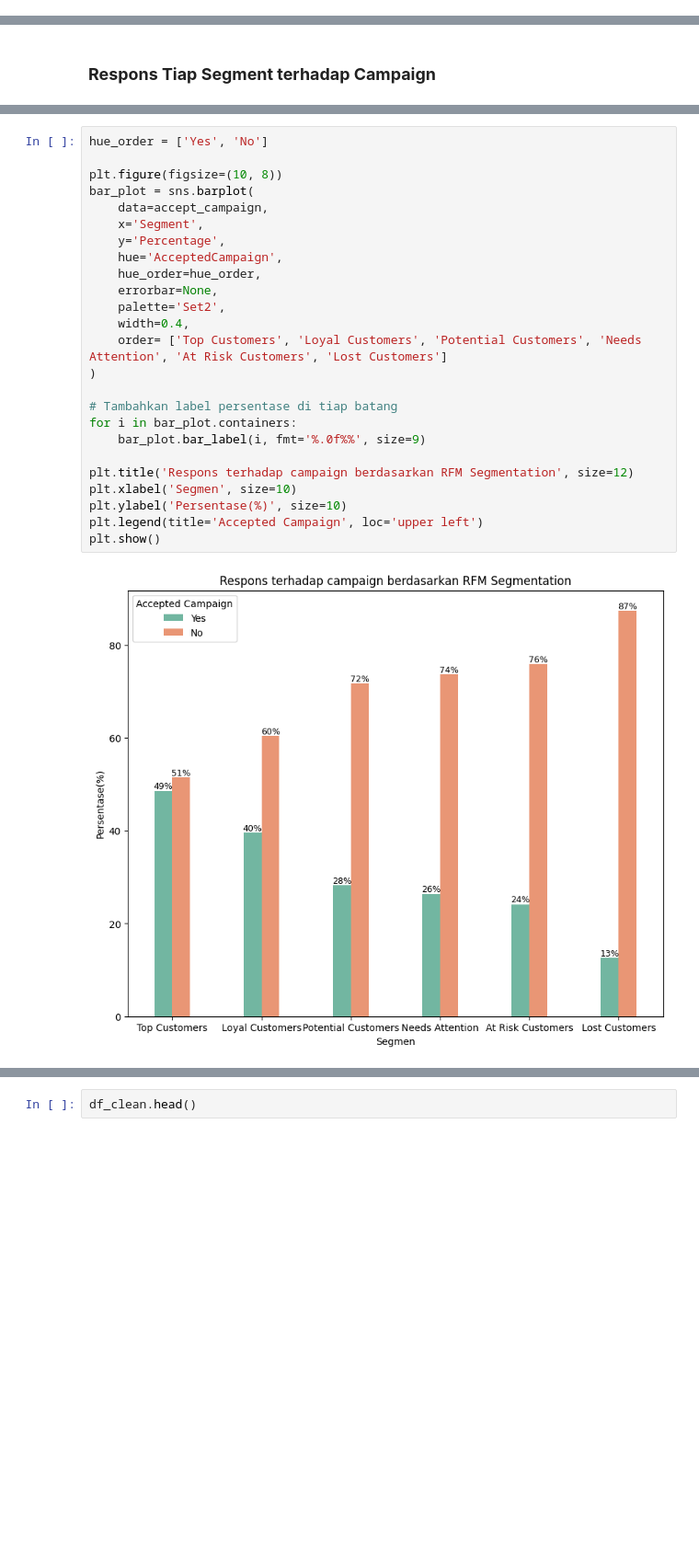
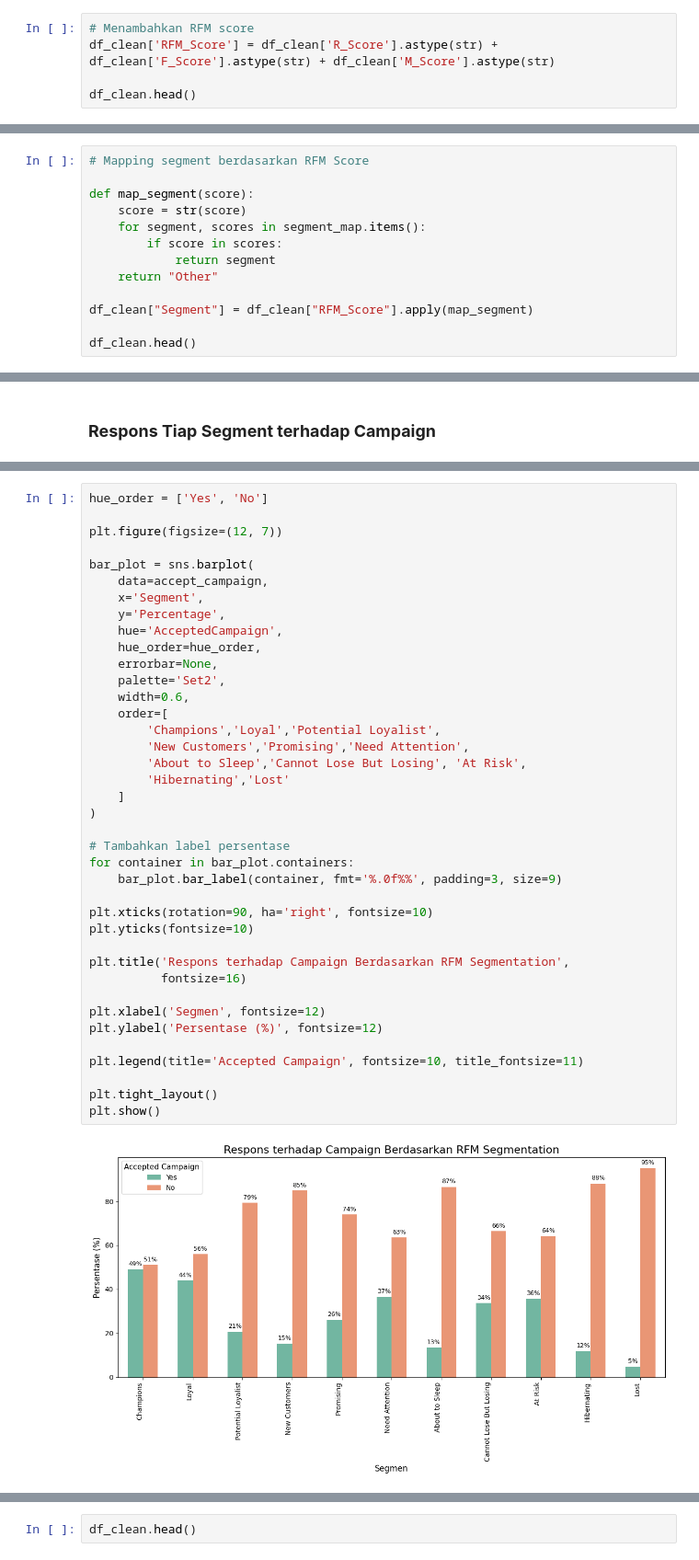
Before and after one commit to gracenc12/rfm-and-marketing-campaign-analysis, a Jupyter notebook: Capstone Project 2 - RFM & Marketing Campaign Analysis.ipynb, the cells around one changed output, grey strips where cells are left out. Shown at 92% size. Cells and saved outputs as stored; diff of their text form; blank space fills up the shorter version.

```diff
--- a/Capstone Project 2 - RFM & Marketing Campaign Analysis.ipynb
+++ b/Capstone Project 2 - RFM & Marketing Campaign Analysis.ipynb
@@ -2499,0 +2453,5 @@ df_clean[['Segment','R_Score', 'F_Score', 'M_Score']].groupby('Segment').mean().
+# %%
+# Menambahkan RFM score
+df_clean['RFM_Score'] = df_clean['R_Score'].astype(str) + df_clean['F_Score'].astype(str) + df_clean['M_Score'].astype(str)
+
+df_clean.head()
@@ -2499,0 +2504,13 @@ df_clean[['Segment','R_Score', 'F_Score', 'M_Score']].groupby('Segment').mean().
+# %%
+# Mapping segment berdasarkan RFM Score
+
+def map_segment(score):
+    score = str(score)
+    for segment, scores in segment_map.items():
+        if score in scores:
+            return segment
+    return "Other"
+
+df_clean["Segment"] = df_clean["RFM_Score"].apply(map_segment)
+
+df_clean.head()
@@ -2805,28 +2875,42 @@ accept_campaign
 # %%
 hue_order = ['Yes', 'No']
 
-plt.figure(figsize=(10, 8))
+plt.figure(figsize=(12, 7))
+
 bar_plot = sns.barplot(
     data=accept_campaign,
     x='Segment',
     y='Percentage',
     hue='AcceptedCampaign',
     hue_order=hue_order,
     errorbar=None,
     palette='Set2',
-    width=0.4,
-    order= ['Top Customers', 'Loyal Customers', 'Potential Customers', 'Needs Attention', 'At Risk Customers', 'Lost Customers']
+    width=0.6,
+    order=[
+        'Champions','Loyal','Potential Loyalist',
+        'New Customers','Promising','Need Attention',
+        'About to Sleep','Cannot Lose But Losing', 'At Risk',
+        'Hibernating','Lost'
+    ]
 )
 
-# Tambahkan label persentase di tiap batang
-for i in bar_plot.containers:
-    bar_plot.bar_label(i, fmt='%.0f%%', size=9)
+# Tambahkan label persentase
+for container in bar_plot.containers:
+    bar_plot.bar_label(container, fmt='%.0f%%', padding=3, size=9)
 
-plt.title('Respons terhadap campaign berdasarkan RFM Segmentation', size=12)
-plt.xlabel('Segmen', size=10)
-plt.ylabel('Persentase(%)', size=10)
-plt.legend(title='Accepted Campaign', loc='upper left')
+plt.xticks(rotation=90, ha='right', fontsize=10)
+plt.yticks(fontsize=10)
+
+plt.title('Respons terhadap Campaign Berdasarkan RFM Segmentation',
+          fontsize=16)
+
+plt.xlabel('Segmen', fontsize=12)
+plt.ylabel('Persentase (%)', fontsize=12)
+
+plt.legend(title='Accepted Campaign', fontsize=10, title_fontsize=11)
+
+plt.tight_layout()
 plt.show()
 # %% [output]
-[figure, old version]
+[figure, new version]
 # %% [markdown]
```
Also changed, not shown: parts of 32 cells of this notebook.
